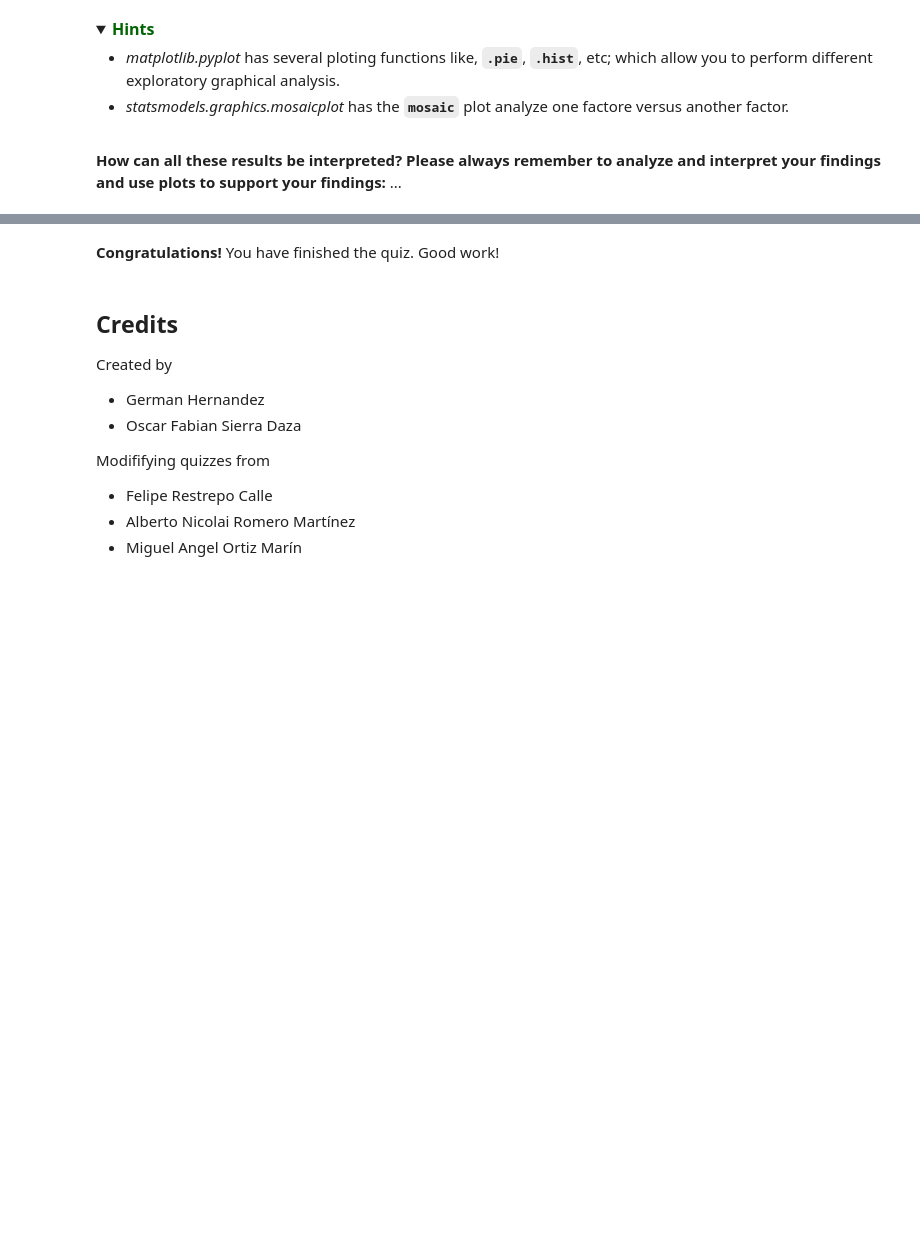
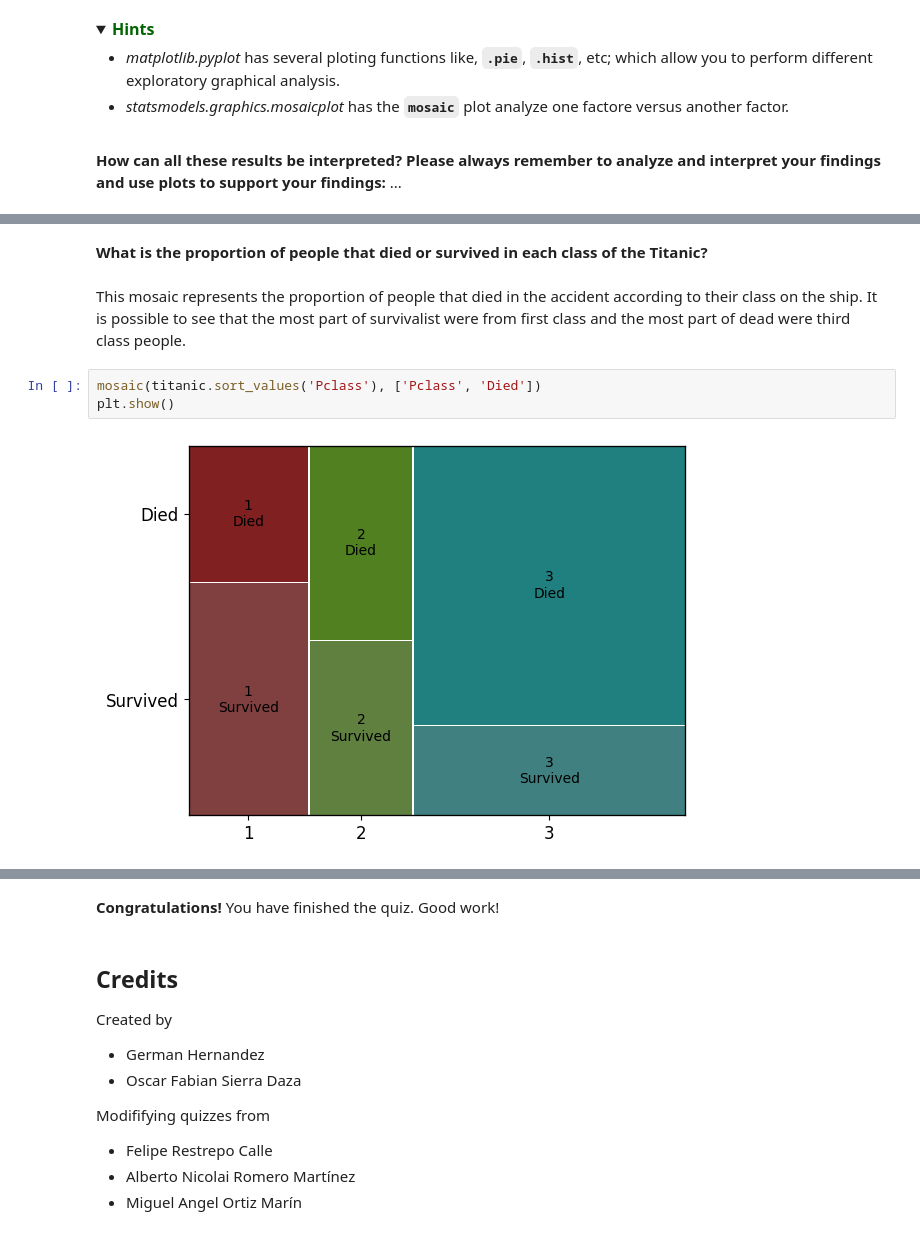
Before and after one commit to Fecry/MetNumUN2024I, a Jupyter notebook: quiz3/crramirezmo_Quiz3.ipynb, the cells around one changed output, grey strips where cells are left out. Saved outputs shown, nothing was run; the diff lists cells and outputs as text; folded sections open; blank space fills up the shorter version.

```diff
--- a/quiz3/crramirezmo_Quiz3.ipynb
+++ b/quiz3/crramirezmo_Quiz3.ipynb
@@ -675,0 +707,9 @@ The output of the above cell should be:
+# %% [markdown]
+**What is the proportion of people that died or survived in each class of the Titanic?**
+# %% [markdown]
+This mosaic represents the proportion of people that died in the accident according to their class on the ship. It is possible to see that the most part of survivalist were from first class and the most part of dead were third class people.
+# %%
+mosaic(titanic.sort_values('Pclass'), ['Pclass', 'Died'])
+plt.show()
+# %% [output]
+[figure, added]
```
Also changed, not shown: parts of 16 cells of this notebook.
